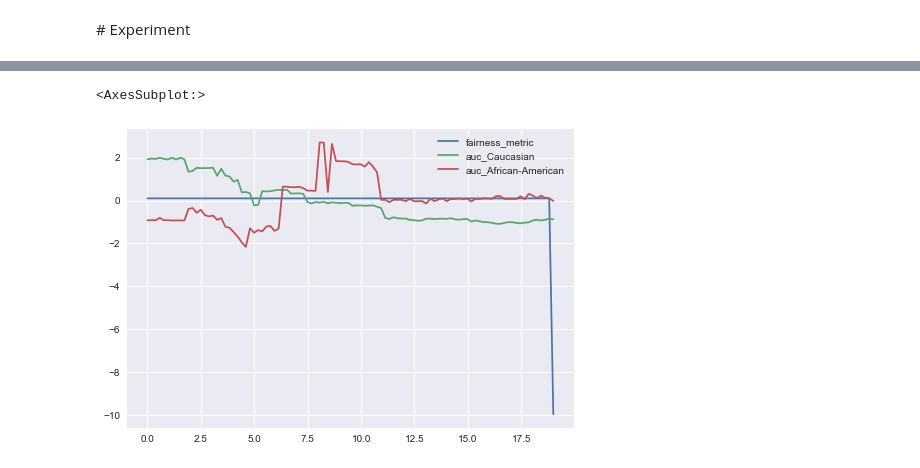
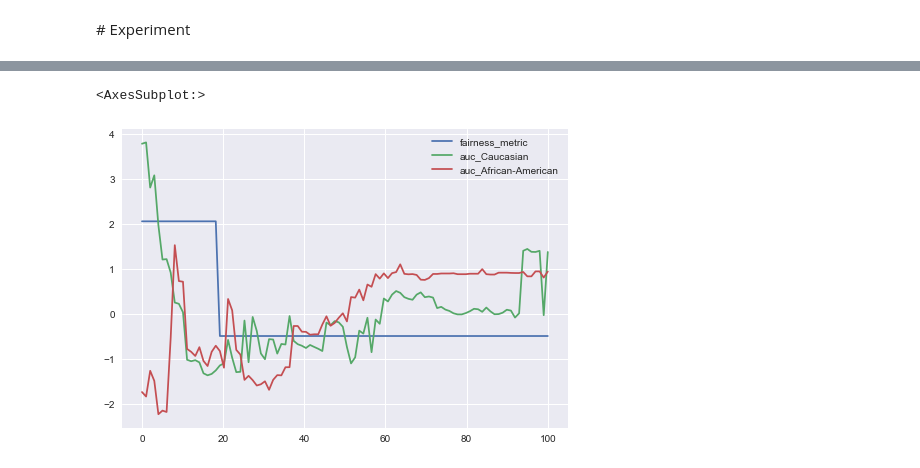
Before and after one commit to cmougan/FairEncoder, a Jupyter notebook: Vanilla.ipynb, the cells around one changed output, grey strips where cells are left out. Saved outputs shown, nothing was run; the diff lists cells and outputs as text; code cells hidden in the pictures.

```diff
--- a/Vanilla.ipynb
+++ b/Vanilla.ipynb
@@ -236,10 +269,12 @@ fair_encoder(
-# %%
-fair_encoder(
-    model=LogisticRegression(), enc="targetenc", param=PARAM, scaling=SCALING
-).plot()
-# %% [output]
-<AxesSubplot:>
-[figure, removed]
+# %%
+
+PARAM = np.linspace(0, 100, 100)
+fair_encoder(
+    model=LogisticRegression(), enc="targetenc", param=PARAM, scaling=SCALING
+).plot()
+# %% [output]
+<AxesSubplot:>
+[figure, added]
 # %%
 PARAM = np.linspace(0, 1, 100)
 d = fair_encoder(
```
Also changed, not shown: parts of 10 cells of this notebook.
